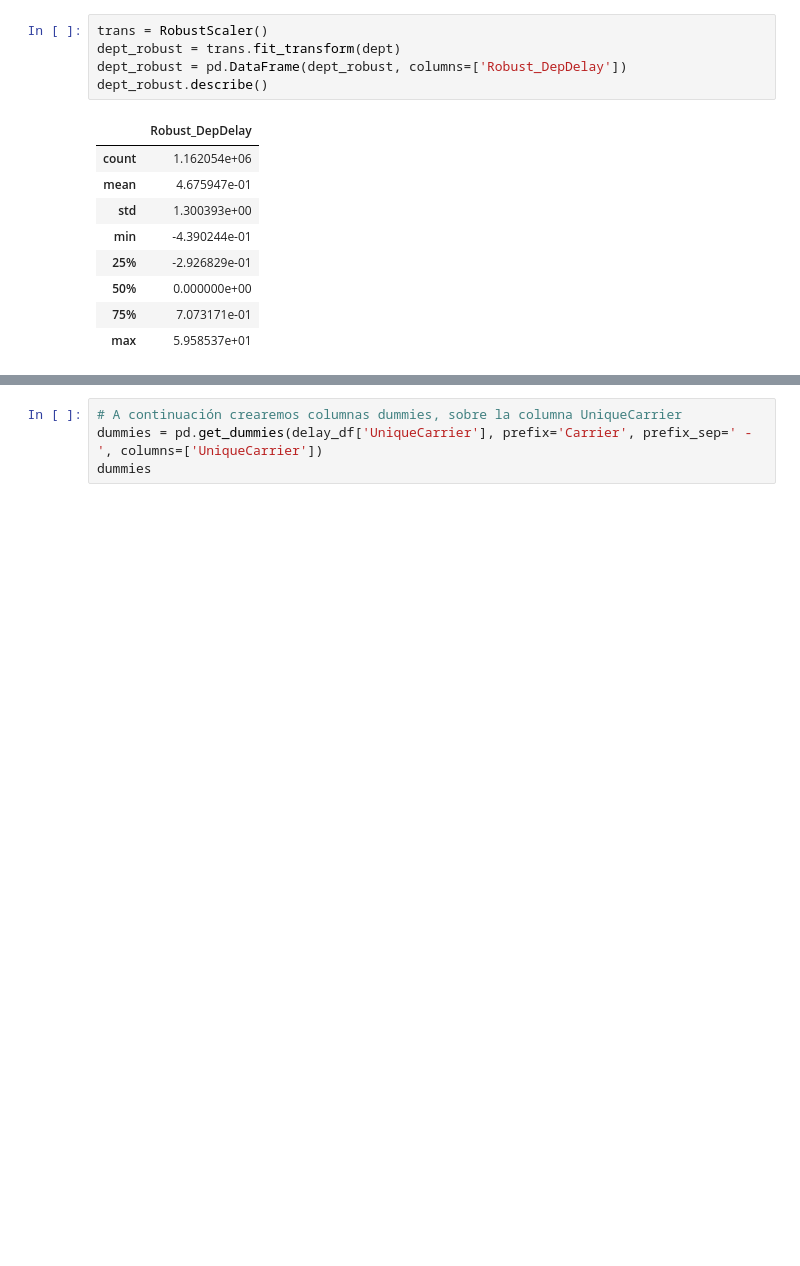
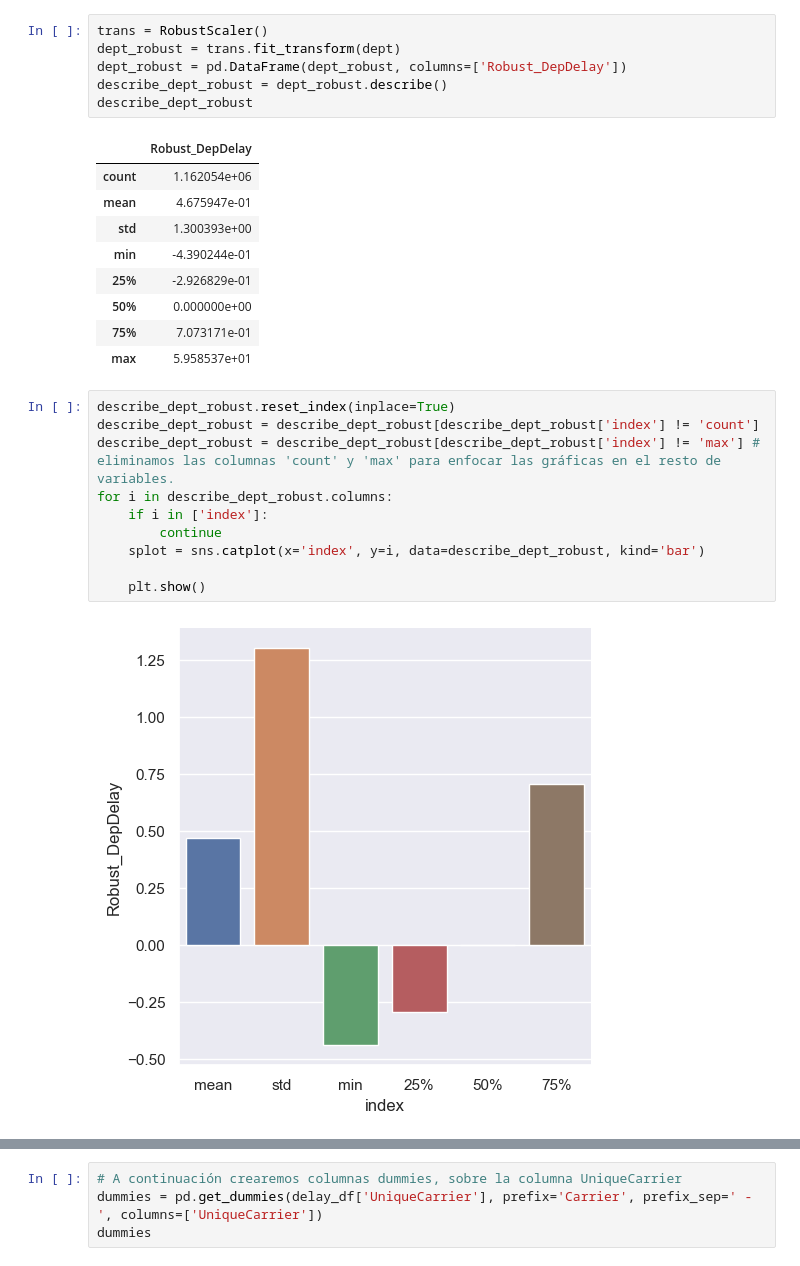
Before and after one commit to Yms002/Ejercicios, a Jupyter notebook: S11_T01/S11_T01 - Practicant amb training i test sets.ipynb, the cells around one changed output, grey strips where cells are left out. Cells and saved outputs as stored; diff of their text form; blank space fills up the shorter version.

```diff
--- a/S11_T01/S11_T01 - Practicant amb training i test sets.ipynb
+++ b/S11_T01/S11_T01 - Practicant amb training i test sets.ipynb
@@ -194,7 +222,8 @@ dept_stand.describe()
 trans = RobustScaler()
 dept_robust = trans.fit_transform(dept)
 dept_robust = pd.DataFrame(dept_robust, columns=['Robust_DepDelay'])
-dept_robust.describe()
+describe_dept_robust = dept_robust.describe()
+describe_dept_robust
 # %% [output]
 |  | Robust_DepDelay |
 | count | 1.162054e+06 |
@@ -205,6 +234,18 @@ dept_robust.describe()
 | 50% | 0.000000e+00 |
 | 75% | 7.073171e-01 |
 | max | 5.958537e+01 |
+# %%
+describe_dept_robust.reset_index(inplace=True)
+describe_dept_robust = describe_dept_robust[describe_dept_robust['index'] != 'count']
+describe_dept_robust = describe_dept_robust[describe_dept_robust['index'] != 'max'] # eliminamos las columnas 'count' y 'max' para enfocar las gráficas en el resto de variables.
+for i in describe_dept_robust.columns:
+    if i in ['index']:
+        continue
+    splot = sns.catplot(x='index', y=i, data=describe_dept_robust, kind='bar')
+
+    plt.show()
+# %% [output]
+[figure, added]
 # %%
 sns.set(style="darkgrid") #darkgrid, whitegrid, dark, white, and ticks
 fig, axes = plt.subplots(nrows=1, ncols=2)
```
Also changed, not shown: parts of 9 cells of this notebook.
